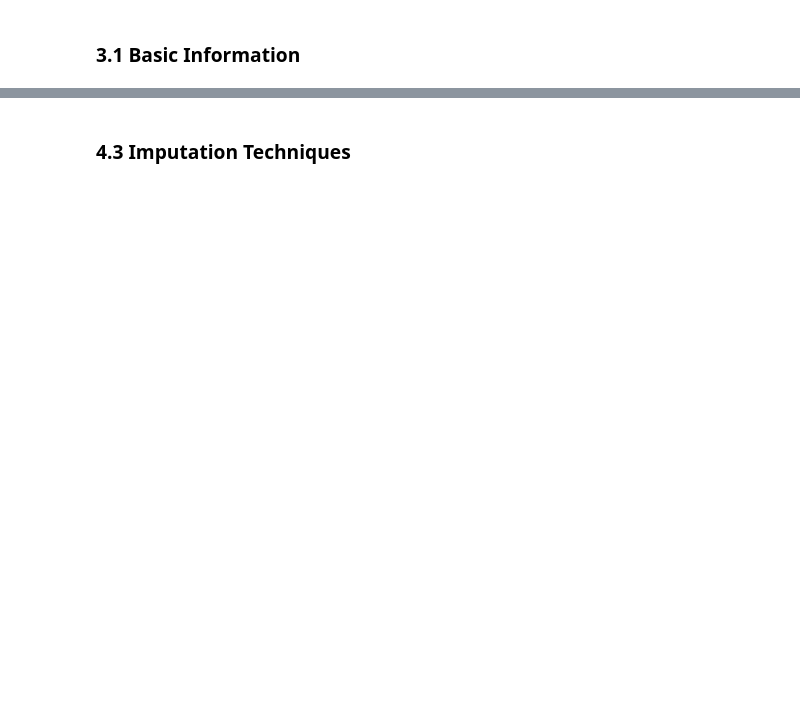
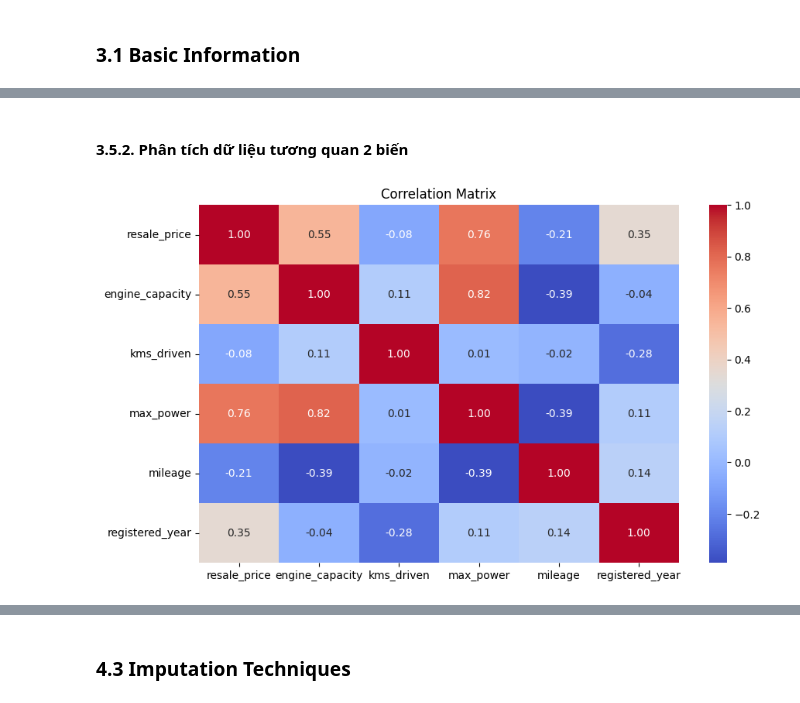
Before and after one commit to callmezuy/hcmus-data-mining--preprocessing, a Jupyter notebook: notebooks/02_tabular_preprocessing.ipynb, the cells around one changed output, grey strips where cells are left out. Cells and saved outputs as stored; diff of their text form; code cells hidden in the pictures; blank space fills up the shorter version.

```diff
--- a/notebooks/02_tabular_preprocessing.ipynb
+++ b/notebooks/02_tabular_preprocessing.ipynb
@@ -151,0 +506,4 @@ print("Libraries imported successfully!")
+# %%
+num_cols = ['resale_price', 'engine_capacity', 'kms_driven', 'max_power', 'mileage', 'registered_year']
+for col in num_cols:
+    univariate_numerical_analysis(eda_df, col)
@@ -151,0 +557,11 @@ print("Libraries imported successfully!")
+# %% [markdown]
+#### 3.5.2. Phân tích dữ liệu tương quan 2 biến
+# %%
+plt.figure(figsize=(10,6))
+corr = eda_df[num_cols].corr()
+
+sns.heatmap(corr, annot=True, cmap='coolwarm', fmt='.2f')
+plt.title("Correlation Matrix")
+plt.show()
+# %% [output]
+[figure, added]
```
Also changed, not shown: parts of 177 cells of this notebook.
